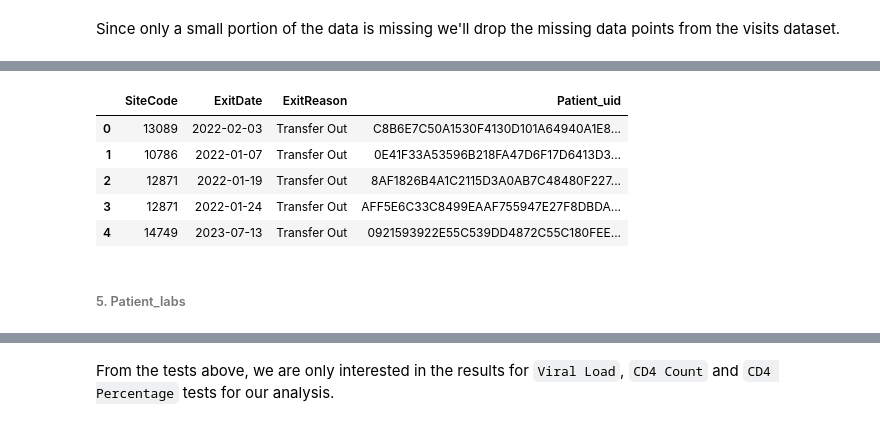
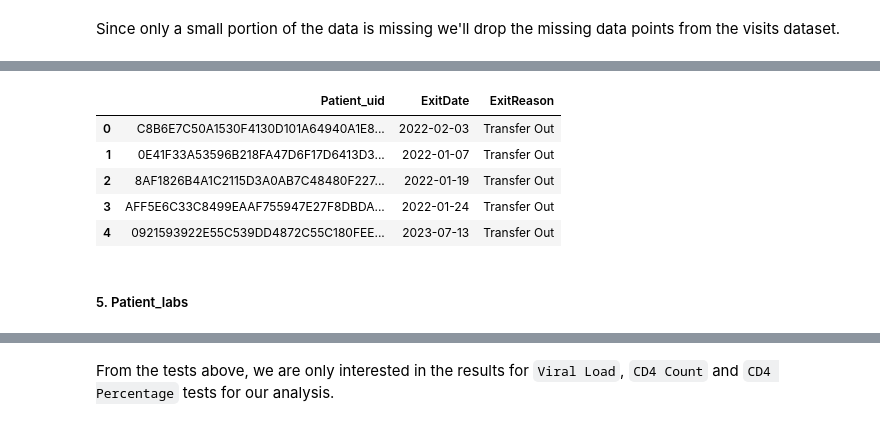
Before and after one commit to Philipmwasi/Patient-Risk-EDA-KeHMIS, a Jupyter notebook: Untitled.ipynb, the cells around one changed output, grey strips where cells are left out. Saved outputs shown, nothing was run; the diff lists cells and outputs as text; code cells hidden in the pictures.

```diff
--- a/Untitled.ipynb
+++ b/Untitled.ipynb
@@ -354,12 +399,17 @@ Patient_uid       0
 dtype: int64
 # %%
+# convert the ExitDate column into date time data type
+patient_status['ExitDate'] = pd.to_datetime(patient_status['ExitDate'])
+
 # Drop the data points with na values
 patient_status.dropna(inplace=True)
+
+# view head
 patient_status.head()
 # %% [output]
-|  | SiteCode | ExitDate | ExitReason | Patient_uid |
-| 0 | 13089 | 2022-02-03 | Transfer Out | C8B6E7C50A1530F4130D101A64940A1E8... |
-| 1 | 10786 | 2022-01-07 | Transfer Out | 0E41F33A53596B218FA47D6F17D6413D3... |
-| 2 | 12871 | 2022-01-19 | Transfer Out | 8AF1826B4A1C2115D3A0AB7C48480F227... |
-| 3 | 12871 | 2022-01-24 | Transfer Out | AFF5E6C33C8499EAAF755947E27F8DBDA... |
-| 4 | 14749 | 2023-07-13 | Transfer Out | 0921593922E55C539DD4872C55C180FEE... |
+|  | Patient_uid | ExitDate | ExitReason |
+| 0 | C8B6E7C50A1530F4130D101A64940A1E8... | 2022-02-03 | Transfer Out |
+| 1 | 0E41F33A53596B218FA47D6F17D6413D3... | 2022-01-07 | Transfer Out |
+| 2 | 8AF1826B4A1C2115D3A0AB7C48480F227... | 2022-01-19 | Transfer Out |
+| 3 | AFF5E6C33C8499EAAF755947E27F8DBDA... | 2022-01-24 | Transfer Out |
+| 4 | 0921593922E55C539DD4872C55C180FEE... | 2023-07-13 | Transfer Out |
@@ -371,5 +416,5 @@ art_patients.rename(columns={'ExitReason': 'ArtExitReason'}, inplace=True)
 # %% [markdown]
-###### 5. Patient_labs
+##### 5. Patient_labs
 # %%
 patient_labs.info()
 # %% [output]
```
Also changed, not shown: parts of 47 cells of this notebook.
